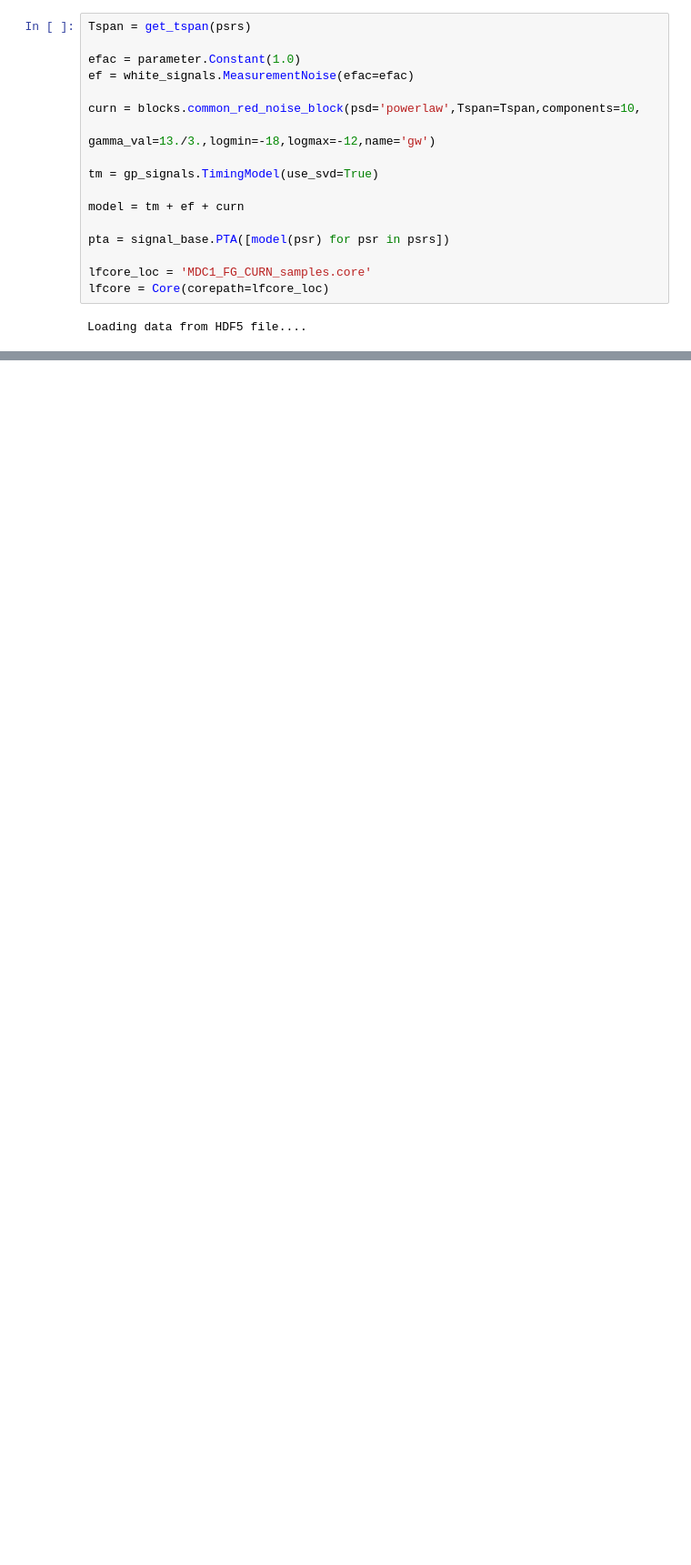
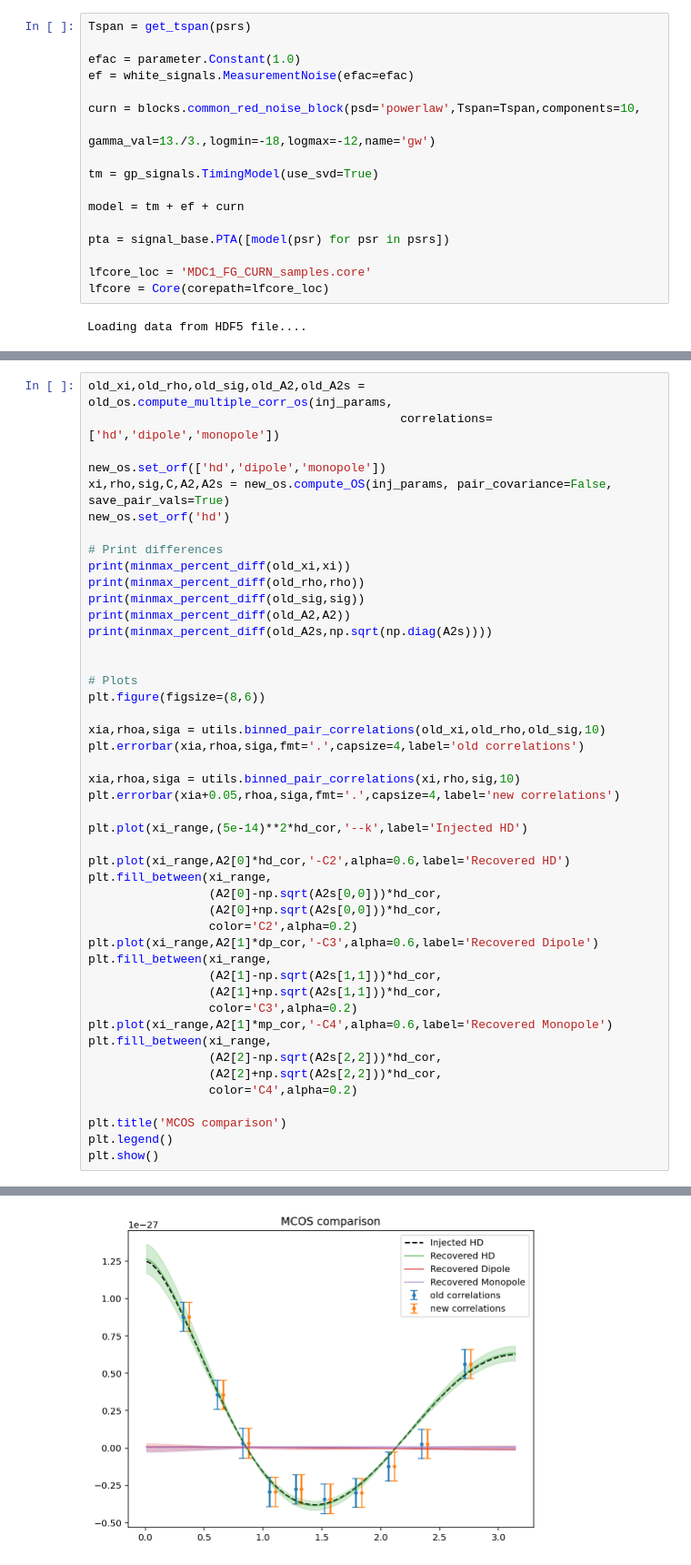
Before and after one commit to GersbachKa/defiant, a Jupyter notebook: Notebooks/new_tests.ipynb, the cells around one changed output, grey strips where cells are left out. Shown at 91% size. Cells and saved outputs as stored; diff of their text form; blank space fills up the shorter version.

```diff
--- a/Notebooks/new_tests.ipynb
+++ b/Notebooks/new_tests.ipynb
@@ -119,0 +195,47 @@ plt.show()
+# %%
+old_xi,old_rho,old_sig,old_A2,old_A2s = old_os.compute_multiple_corr_os(inj_params,
+                                            correlations=['hd','dipole','monopole'])
+
+new_os.set_orf(['hd','dipole','monopole'])
+xi,rho,sig,C,A2,A2s = new_os.compute_OS(inj_params, pair_covariance=False, save_pair_vals=True)
+new_os.set_orf('hd')
+
+# Print differences
+print(minmax_percent_diff(old_xi,xi))
+print(minmax_percent_diff(old_rho,rho))
+print(minmax_percent_diff(old_sig,sig))
+print(minmax_percent_diff(old_A2,A2))
+print(minmax_percent_diff(old_A2s,np.sqrt(np.diag(A2s))))
+
+
+# Plots
+plt.figure(figsize=(8,6))
+
+xia,rhoa,siga = utils.binned_pair_correlations(old_xi,old_rho,old_sig,10)
+plt.errorbar(xia,rhoa,siga,fmt='.',capsize=4,label='old correlations')
+
+xia,rhoa,siga = utils.binned_pair_correlations(xi,rho,sig,10)
+plt.errorbar(xia+0.05,rhoa,siga,fmt='.',capsize=4,label='new correlations')
+
+plt.plot(xi_range,(5e-14)**2*hd_cor,'--k',label='Injected HD')
+
+plt.plot(xi_range,A2[0]*hd_cor,'-C2',alpha=0.6,label='Recovered HD')
+plt.fill_between(xi_range,
+                 (A2[0]-np.sqrt(A2s[0,0]))*hd_cor,
+                 (A2[0]+np.sqrt(A2s[0,0]))*hd_cor,
+                 color='C2',alpha=0.2)
+plt.plot(xi_range,A2[1]*dp_cor,'-C3',alpha=0.6,label='Recovered Dipole')
+plt.fill_between(xi_range,
+                 (A2[1]-np.sqrt(A2s[1,1]))*hd_cor,
+                 (A2[1]+np.sqrt(A2s[1,1]))*hd_cor,
+                 color='C3',alpha=0.2)
+plt.plot(xi_range,A2[1]*mp_cor,'-C4',alpha=0.6,label='Recovered Monopole')
+plt.fill_between(xi_range,
+                 (A2[2]-np.sqrt(A2s[2,2]))*hd_cor,
+                 (A2[2]+np.sqrt(A2s[2,2]))*hd_cor,
+                 color='C4',alpha=0.2)
+
+plt.title('MCOS comparison')
+plt.legend()
+plt.show()
+# %% [output]
@@ -119,0 +247 @@ plt.show()
+[figure, added]
```
Also changed, not shown: parts of 28 cells of this notebook, 5 other files.
